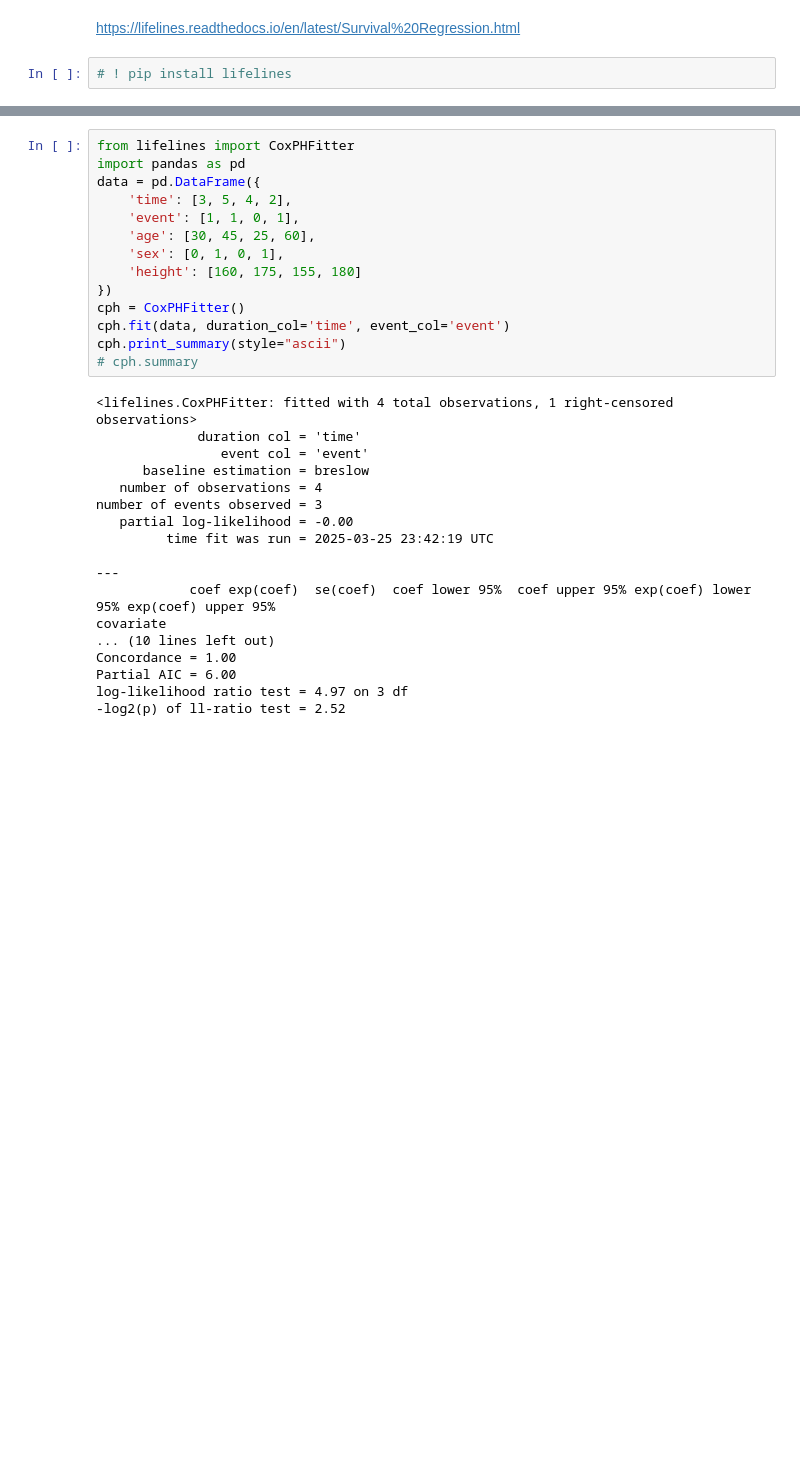
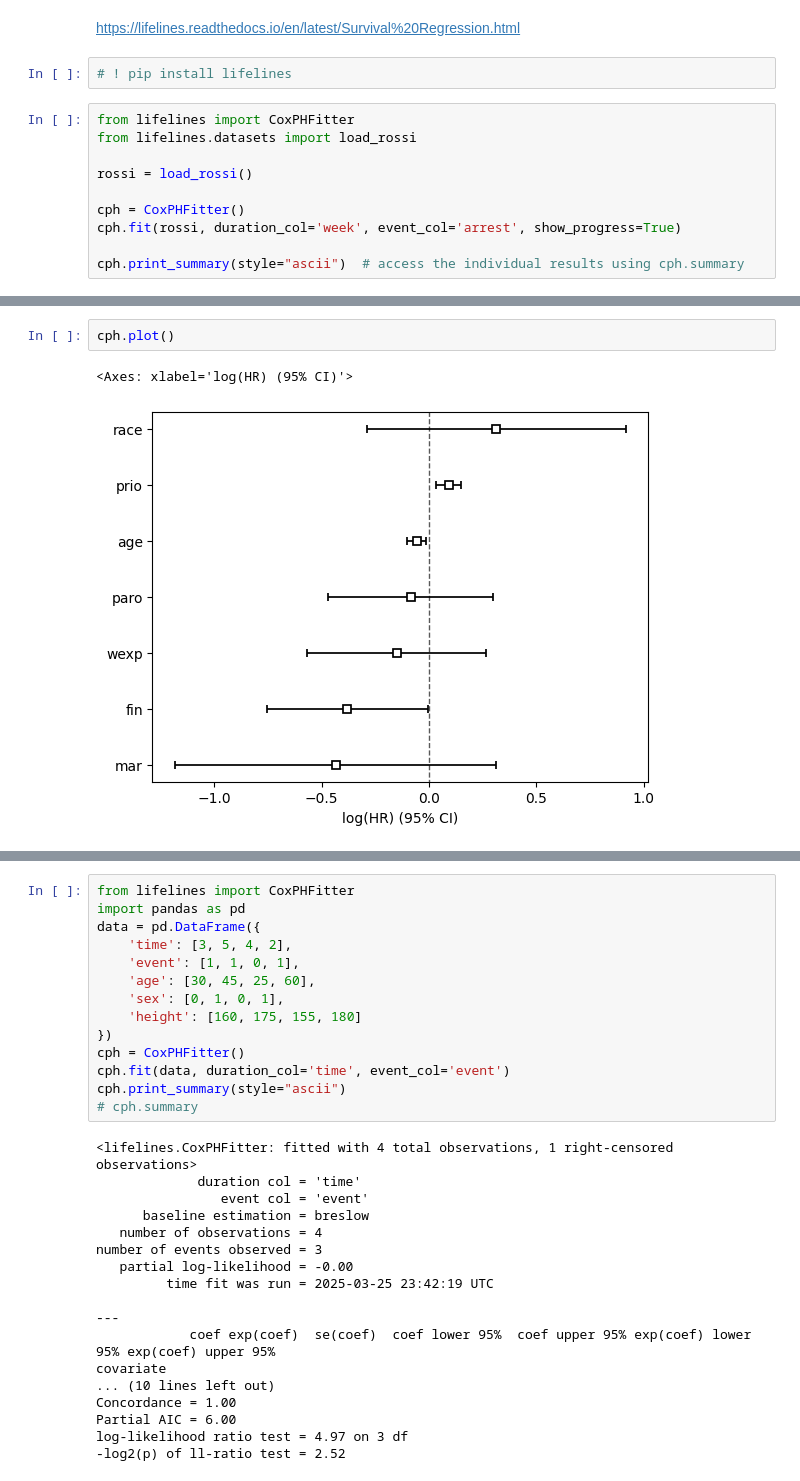
Before and after one commit to pengqianhan/Awesome-Free-AI-Course, a Jupyter notebook: Notes/Survival Analysis/cox.ipynb, the cells around one changed output, grey strips where cells are left out. Cells and saved outputs as stored; diff of their text form; blank space fills up the shorter version.

```diff
--- a/Notes/Survival Analysis/cox.ipynb
+++ b/Notes/Survival Analysis/cox.ipynb
@@ -2,3 +2,13 @@
 https://lifelines.readthedocs.io/en/latest/Survival%20Regression.html
 # %%
 # ! pip install lifelines
+# %%
+from lifelines import CoxPHFitter
+from lifelines.datasets import load_rossi
+
+rossi = load_rossi()
+
+cph = CoxPHFitter()
+cph.fit(rossi, duration_col='week', event_col='arrest', show_progress=True)
+
+cph.print_summary(style="ascii")  # access the individual results using cph.summary
@@ -4,0 +83,5 @@ https://lifelines.readthedocs.io/en/latest/Survival%20Regression.html
+# %%
+cph.plot()
+# %% [output]
+<Axes: xlabel='log(HR) (95% CI)'>
+[figure, added]
```
Also changed, not shown: parts of 5 cells of this notebook.
